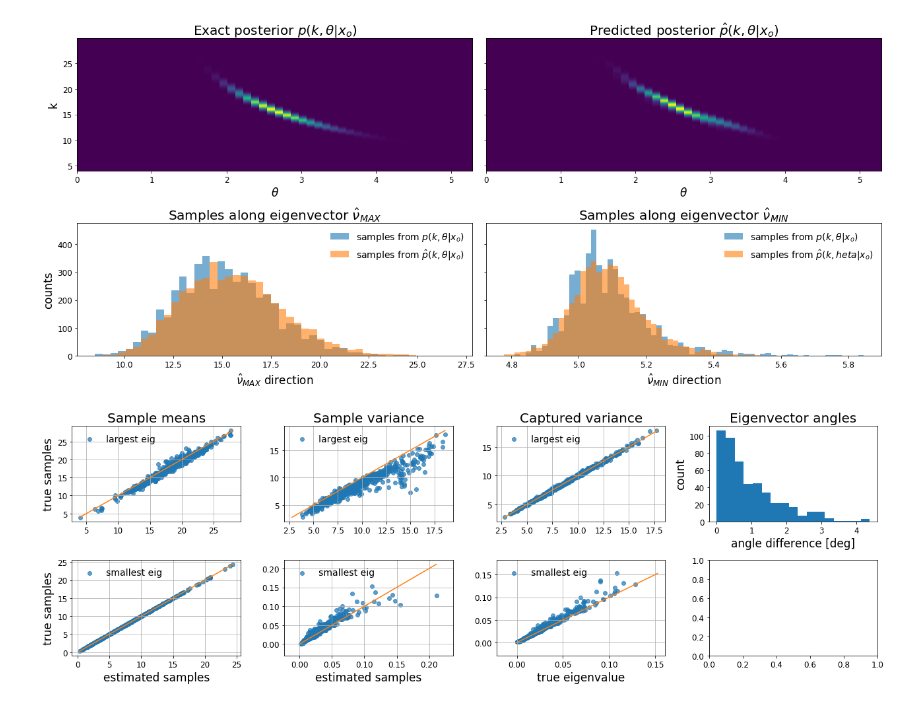
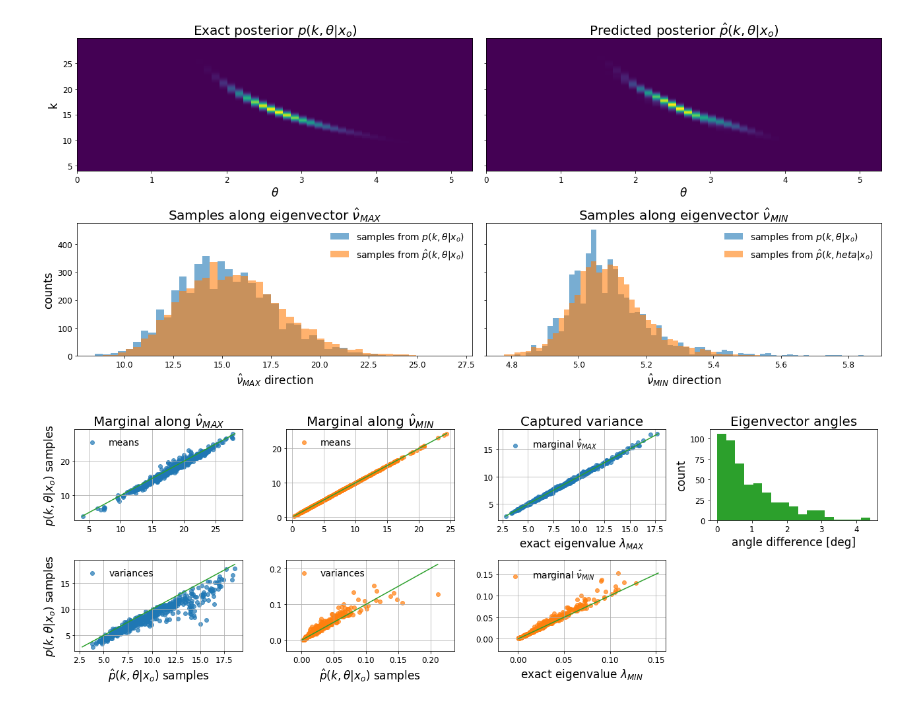
Before and after one commit to janfb/mcabc, a Jupyter notebook: notebooks/ModelComparison_ToyExample_PosteriorChecksNB_Figures.ipynb, the cells around one changed output. Saved outputs shown, nothing was run; the diff lists cells and outputs as text; code cells hidden in the pictures.

Commit message:
update nb eigenvector marginal figure

```diff
--- a/notebooks/ModelComparison_ToyExample_PosteriorChecksNB_Figures.ipynb
+++ b/notebooks/ModelComparison_ToyExample_PosteriorChecksNB_Figures.ipynb
@@ -175,6 +175,7 @@ fig1, ax = plt.subplots(2, 4, figsize=(18, 6))
 labels = [r'$k$', r'$\theta$']
 xlabels = [r'$\mu$', r'$\sigma$']
 ylabels = [r'$\hat{\mu}$', r'$\hat{\sigma}$']
+colors = ['C0', 'C1']
 
 dkl_bins = np.linspace(0, 1, 20)
 alpha = .7
@@ -184,7 +185,7 @@ for i in range(2):
     # plot means in row 1
     line = np.linspace(mus_exact_zt[i, mask].min(), mus_exact_zt[i, mask].max(), 100)
     plt.sca(ax[0, i])
-    plt.scatter(x=mus_exact_zt[i, mask], y=mus_hat_zt[i, mask],
+    plt.scatter(x=mus_exact_zt[i, mask], y=mus_hat_zt[i, mask], color=colors[i],
                      label='means'.format(xlabels[0], ylabels[0]), alpha=alpha)
     plt.plot(line, line, 'C2')
     if i==0:
@@ -192,32 +193,36 @@ for i in range(2):
     plt.xlabel(xlabels[0])
     plt.title('Marginal over ' + labels[i])
     plt.legend()
+    plt.grid()
 
     # plot variances in column 2
     line = np.linspace(stds_exact_zt[i, mask].min(), stds_exact_zt[i, mask].max(), 100)
     plt.sca(ax[1, i])
-    plt.scatter(x=stds_exact_zt[i, mask], y=stds_hat_zt[i, mask],
+    plt.scatter(x=stds_exact_zt[i, mask], y=stds_hat_zt[i, mask], color=colors[i],
                      label='variances', alpha=alpha)
     plt.plot(line, line, 'C2')
     if i==0:
         plt.ylabel(ylabels[1])
     plt.xlabel(xlabels[1])
     plt.legend()
+    plt.grid()
 
     # DKL in column 3
     ridx = 0
     cidx = 2
-    ax[0, cidx].set_title(r'Normalized $D_{KL}$')
-    n, dkl_bins, patches = ax[ridx, cidx].hist(dkl_ratios[i, mask], bins=dkl_bins,
+    plt.sca(ax[ridx, cidx])
+    plt.title(r'Normalized $D_{KL}$')
+    n, dkl_bins, patches = plt.hist(dkl_ratios[i, mask], bins=dkl_bins,
                                   alpha=alpha,
                                   label='marginal ' + labels[i]);
-    ax[i, cidx].set_ylabel('count')
+    plt.legend()
+    plt.ylabel('count')
     if i == 1:
         ax[i, cidx].set_xlabel(r'$D_{KL} / D_{KL}^{prior}$')
         ax[i, cidx].hist(dkl_ratios[2, mask], bins=dkl_bins,
-                                  alpha=alpha, color='C2'
+                                  alpha=alpha, color='C2',
                                   label=r'joint $(k, \theta)$)')
-    ax[ridx, cidx].legend(fontsize=15)
+        ax[i, cidx].legend(fontsize=15)
     #                 label=r'$\frac{D_{KL}(p(\theta | x)||\hat{p}(\theta | x))}{ D_{KL}(p(\theta | x)||p_{prior}(\theta))}$',
 
 
@@ -358,73 +363,68 @@ fig2, ax = plt.subplots(2, 4, figsize=(18, 6))
 
 # plt.suptitle('Means and stds of samples along eigenvector marginals', fontsize=20)
 # do everything for both eigenvectors
-labels = ['largest eig', 'smallest eig']
+labels = [r'marginal $\hat{\nu}_{MAX}$', r'marginal $\hat{\nu}_{MIN}$']
+titles = [r'Marginal along $\hat{\nu}_{MAX}$', r'Marginal along $\hat{\nu}_{MIN}$']
+
 for ii, lab in enumerate(labels):
     # plot means
     x = ev_meansh[ii, ]
     y = ev_means[ii, ]
-    ax[ii, 0].scatter(x, y, label=lab, alpha=alpha)
-    ax[ii, 0].set_ylabel(r'true samples')
+    plt.sca(ax[0, ii])
+    plt.scatter(x, y, label='means', alpha=alpha, color=colors[ii])
     line = np.linspace(np.hstack((x, y)).min(), np.hstack((x, y)).max(), 100)
-    ax[ii, 0].plot(line, line, color='C1')
-    ax[ii, 0].legend()
-    ax[ii, 0].grid()
+    plt.plot(line, line, color='C2')
+    plt.legend()
+    plt.grid()
     # title a top, xlabel at bottom
-    ax[0, 0].set_title('Sample means')
-    ax[1, 0].set_xlabel(r'estimated samples')
-
-    # plot variances
-#     ax[0, 1].set_title('Sample variance')
-#     ax[1, 1].set_xlabel('estimated samples')
-#     ax[ii, 1].scatter(ev_stdsh[ii, ], ev_stds[ii, ], label=lab, alpha=alpha)
-#     line = np.linspace(ev_stds[ii, ].min(), ev_stds[ii, ].max(), 100)
-#     ax[ii, 1].plot(line, line, color='C1')
-#     ax[ii, 1].legend()
-#     ax[ii, 1].grid()
+    plt.title(titles[ii])
+    ax[1, 0].set_xlabel(r'$\hat{p}(k, \theta | x_o)$ samples')
+    ax[ii, 0].set_ylabel(r'$p(k, \theta | x_o)$ samples')
 
     # plot captured variance against estimated eigenvalues
-    colidx = 1
-    ax[0, colidx].set_title('Sample variance')
-    ax[1, colidx].set_xlabel('estimated samples')
+    plt.sca(ax[1, ii])
+    ax[1, ii].set_xlabel(r'$\hat{p}(k, \theta | x_o)$ samples')
     x = ev_stdsh[ii, :]
     y = ev_stds[ii, :]
-    ax[ii, colidx].scatter(x=x, y=y, label=lab, alpha=alpha)
+    plt.scatter(x=x, y=y, label='variances', alpha=alpha, color=colors[ii])
     line = np.linspace(np.hstack((x, y)).min(), np.hstack((x, y)).max(), 100)
-    ax[ii, colidx].plot(line, line, color='C1')
-    ax[ii, colidx].legend()
-    ax[ii, colidx].grid()
+    plt.plot(line, line, color='C2')
+    plt.legend()
+    plt.grid()
 
     colidx = 2
     ax[0, colidx].set_title('Captured variance')
-    ax[1, colidx].set_xlabel('true eigenvalue')
+    ax[0, colidx].set_xlabel('exact eigenvalue $\lambda_{MAX}$')
+    ax[1, colidx].set_xlabel('exact eigenvalue $\lambda_{MIN}$')
     x = evls[ii, :]
     y = ev_stds[ii, :]
-    ax[ii, colidx].scatter(x=x, y=y, label=lab, alpha=alpha)
+    ax[ii, colidx].scatter(x=x, y=y, label=lab, alpha=alpha, color=colors[ii])
     line = np.linspace(np.hstack((x, y)).min(), np.hstack((x, y)).max(), 100)
-    ax[ii, colidx].plot(line, line, color='C1')
+    ax[ii, colidx].plot(line, line, color='C2')
     ax[ii, colidx].legend()
     ax[ii, colidx].grid()
 
     colidx = 3
     if ii == 0:
 
         rowidx = ii
         ax[0, colidx].set_title('Eigenvector angles')
         ax[0, colidx].set_xlabel('angle difference [deg]')
-        x = angh[ii, ]
-        y = ang[ii, ]
-        ax[0, colidx].hist(angs, bins='auto')
+        ax[0, colidx].hist(angs, bins='auto', color='C2')
         ax[0, colidx].set_ylabel('count')
+#         x = angh[ii, ]
+#         y = ang[ii, ]
 #         ax[rowidx, colidx].scatter(x=x, y=y, alpha=alpha, label=lab)
 #         ax[rowidx, colidx].set_ylabel('true angle [deg]')
 #         line = np.linspace(np.hstack((x, y)).min(), np.hstack((x, y)).max(), 100)
 #         ax[rowidx, colidx].plot(line, line, color='C1')
 #         ax[rowidx, colidx].grid()
 #         ax[rowidx, colidx].legend()
 
+ax[1, 3].axis('off')
 plt.tight_layout()
 # %% [output]
-[figure, old version]
+[figure, new version]
 # %%
 fn = time_stamp + 'posterior_checks_marginals_NB_ntrain{}_nsamples{}_ntest{}.png'.format(int(ntrain),
                                                                                          int(100),
```
Also changed, not shown: parts of 1 cell of this notebook.
